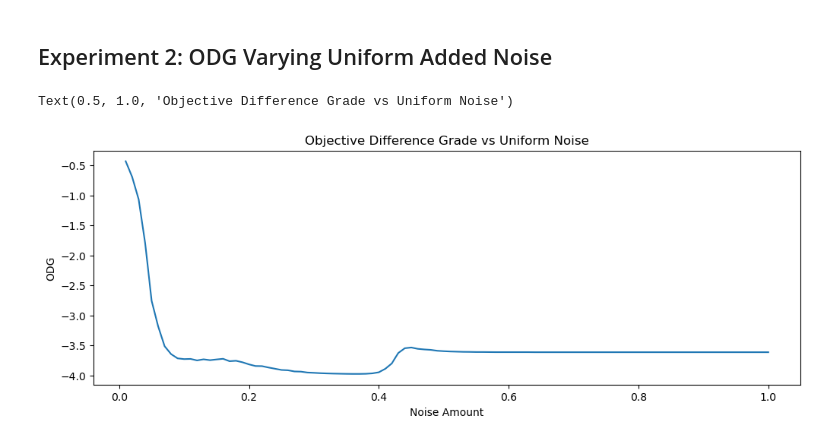
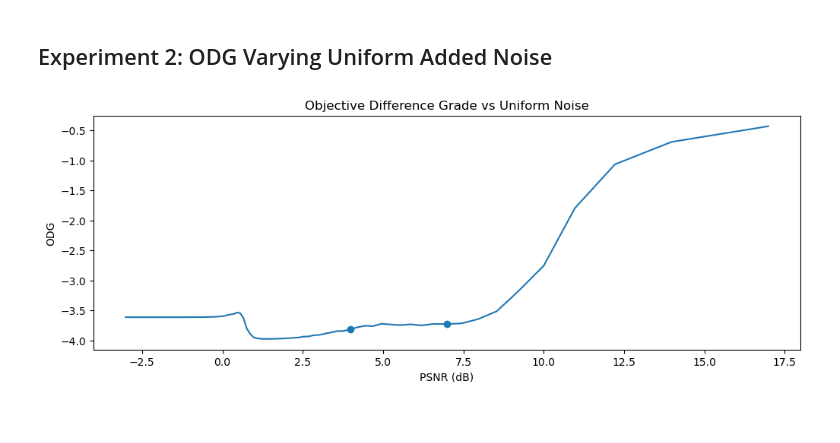
Before and after one commit to ctralie/EchoHiding, a Jupyter notebook: ODGExperiments.ipynb, the cells around one changed output. Drawn from its saved outputs; the diff is of its cells as text; code cells hidden in the pictures.

Commit message:
Adding advanced flag, redoing added noise plot with psnr

```diff
--- a/ODGExperiments.ipynb
+++ b/ODGExperiments.ipynb
@@ -88,11 +89,14 @@ for i, noise in enumerate(noises):
     ys_noise.append(y)
     odgs_noise[i], dis_noise[i] = get_odg_distortion(x, y, sr)
 # %%
+n = 10*np.log10(0.5/noises)
 plt.figure(figsize=(12, 4))
-plt.plot(noises, odgs_noise)
-plt.xlabel("Noise Amount")
+plt.plot(n, odgs_noise)
+idxs = np.array([9, 19], dtype=int)
+plt.scatter(n[idxs], odgs_noise[idxs])
+plt.xlabel("PSNR (dB)")
 plt.ylabel("ODG")
 plt.title("Objective Difference Grade vs Uniform Noise")
+plt.savefig("UniformNoise.svg", bbox_inches='tight')
 # %% [output]
-Text(0.5, 1.0, 'Objective Difference Grade vs Uniform Noise')
-[figure, old version]
+[figure, new version]
```
Also changed, not shown: parts of 2 cells of this notebook, 1 other file.
